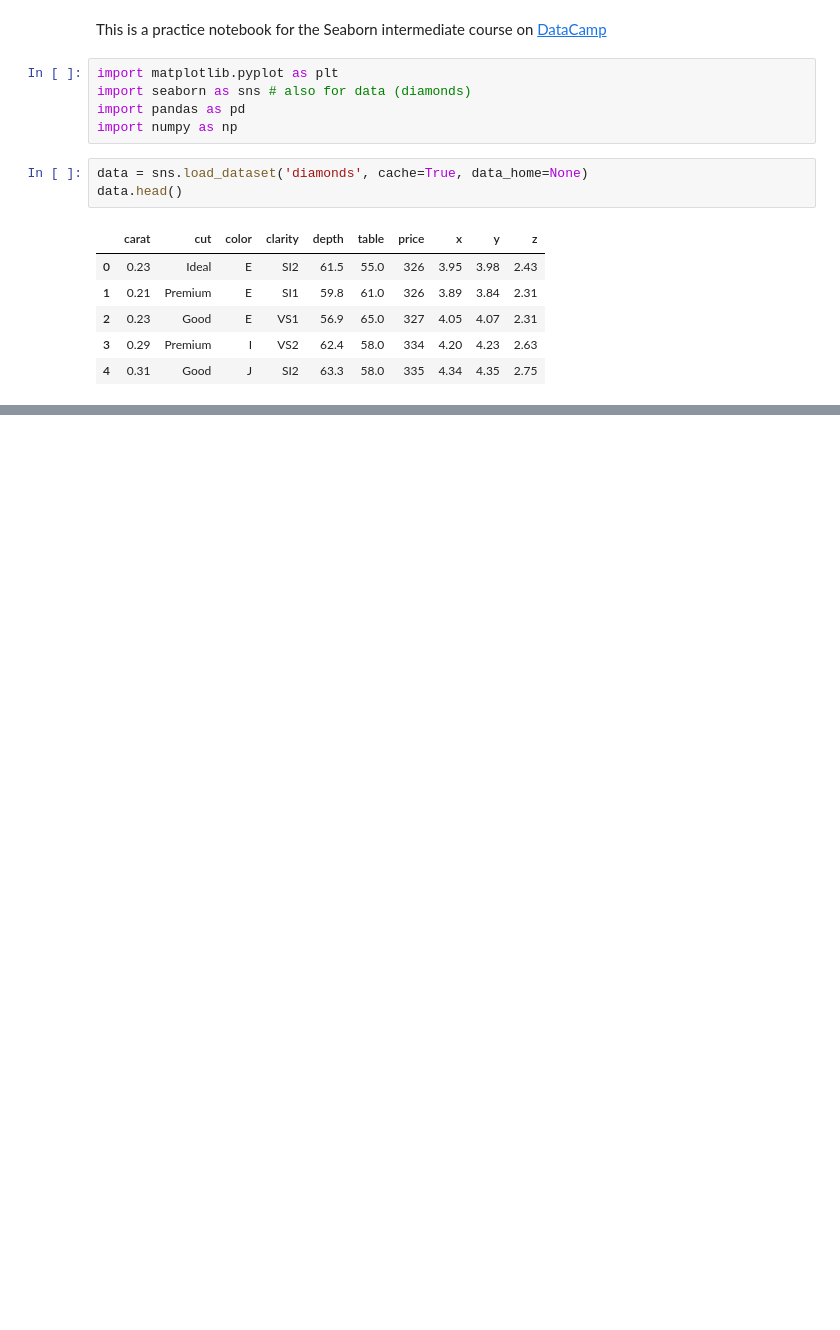
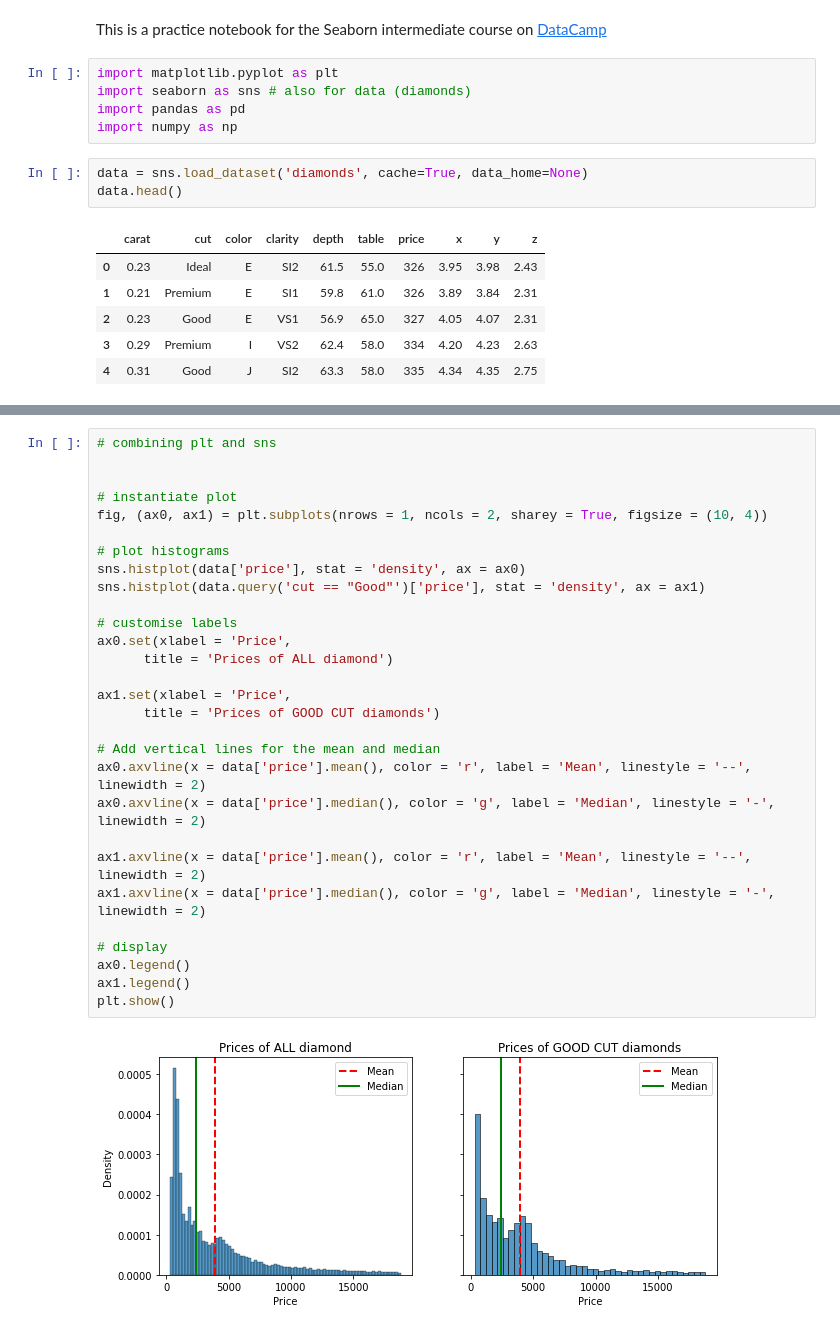
Before and after one commit to anikomaraz/python_courses_postbootcamp, a Jupyter notebook: seaborn_intermediate.ipynb, the cells around one changed output, grey strips where cells are left out. Drawn from its saved outputs; the diff is of its cells as text; blank space fills up the shorter version.

```diff
--- a/seaborn_intermediate.ipynb
+++ b/seaborn_intermediate.ipynb
@@ -39,0 +65,31 @@ plt.show()
+# %%
+# combining plt and sns
+
+
+# instantiate plot
+fig, (ax0, ax1) = plt.subplots(nrows = 1, ncols = 2, sharey = True, figsize = (10, 4))
+
+# plot histograms
+sns.histplot(data['price'], stat = 'density', ax = ax0)
+sns.histplot(data.query('cut == "Good"')['price'], stat = 'density', ax = ax1)
+
+# customise labels
+ax0.set(xlabel = 'Price',
+      title = 'Prices of ALL diamond')
+
+ax1.set(xlabel = 'Price',
+      title = 'Prices of GOOD CUT diamonds')
+
+# Add vertical lines for the mean and median
+ax0.axvline(x = data['price'].mean(), color = 'r', label = 'Mean', linestyle = '--', linewidth = 2)
+ax0.axvline(x = data['price'].median(), color = 'g', label = 'Median', linestyle = '-', linewidth = 2)
+
+ax1.axvline(x = data['price'].mean(), color = 'r', label = 'Mean', linestyle = '--', linewidth = 2)
+ax1.axvline(x = data['price'].median(), color = 'g', label = 'Median', linestyle = '-', linewidth = 2)
+
+# display
+ax0.legend()
+ax1.legend()
+plt.show()
+# %% [output]
+[figure, added]
```
Also changed, not shown: parts of 6 cells of this notebook.
